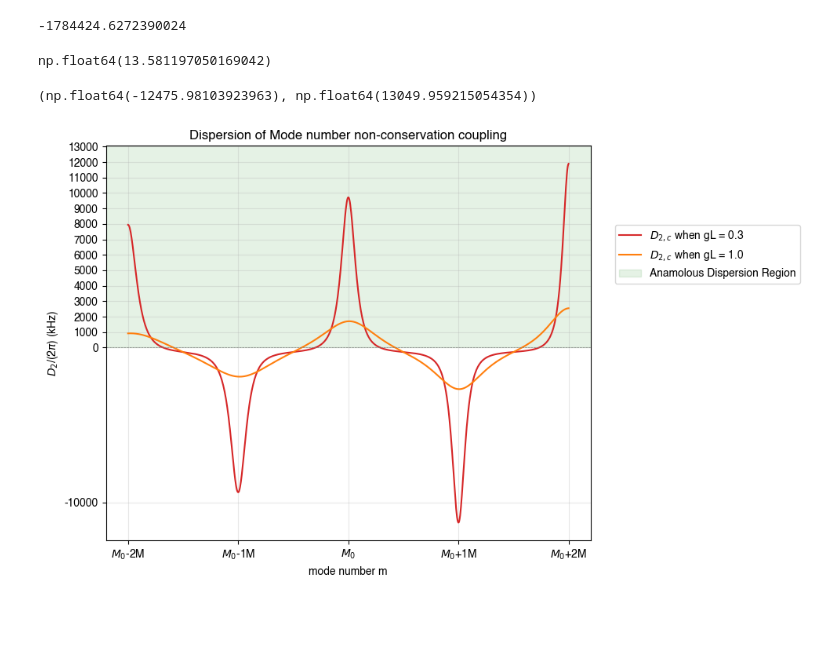
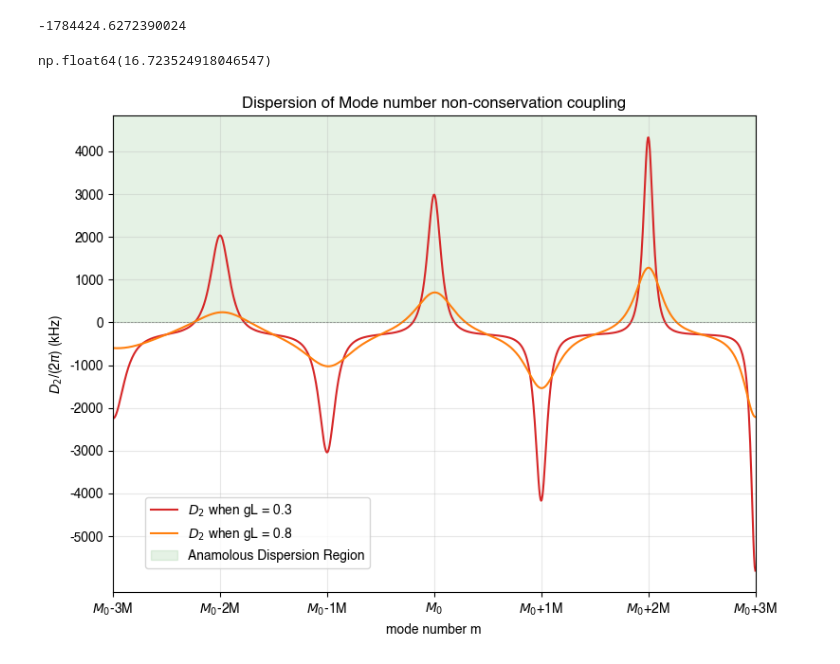
Before and after one commit to Harryxwh/SiNDispersionEngineering, a Jupyter notebook: 2D parallel rings.ipynb, the cells around one changed output. Saved outputs shown, nothing was run; the diff lists cells and outputs as text; code cells hidden in the pictures; blank space fills up the shorter version.

Commit message:
used json for **kwargs for plot funcs

```diff
--- a/2D parallel rings.ipynb
+++ b/2D parallel rings.ipynb
@@ -144,5 +140,5 @@ np.float64(19.900497512437813)
 # %%
-Max_M_idx   = 2
+Max_M_idx   = 3
 num_of_pts  = 1000
 # %% [markdown]
 Find Kappa at different wavls
@@ -264,46 +268,51 @@ D_2o
 # %% [output]
 -1784424.6272390024
 # %%
-L1              = 0.3/g0
-D_small_couple  = Dispersion(m_arr_intp,D_ave,g_arr_intp,L1,epsilon)
-# Y_small_couple  = Dispersion(m_arr_intp,D_ave,1,L1,epsilon)
-L2              = 1/g0
-D_large_couple  = Dispersion(m_arr_intp,D_ave,g_arr_intp,L2,epsilon)
-# Y_large_couple  = Dispersion(m_arr_intp,D_ave,1,L2,epsilon)
-D_iso           = D_2o * np.ones(np.shape(m_arr_intp))
+L_small_coupling    = 0.3/g0
+D_small_couple      = Dispersion(m_arr_intp,D_ave,g_arr_intp,L_small_coupling,epsilon)
+# Y_small_couple    = Dispersion(m_arr_intp,D_ave,1,L1,epsilon)
+L_large_coupling    = 0.8/g0
+D_large_couple      = Dispersion(m_arr_intp,D_ave,g_arr_intp,L_large_coupling,epsilon)
+# Y_large_couple    = Dispersion(m_arr_intp,D_ave,1,L2,epsilon)
+D_iso               = D_2o * np.ones(np.shape(m_arr_intp))
 
 AD_range = AD_range_func(m_arr_intp,D_large_couple+D_iso,
          M = M, FSR = D_ave/(2*np.pi))
 AD_range
 # %% [output]
-np.float64(13.581197050169042)
+np.float64(16.723524918046547)
 # %%
-# data_arr        = np.c_[Y_small_couple,Y_large_couple,Y_iso]
 data_arr        = np.c_[D_small_couple+D_iso,D_large_couple+D_iso]
-data_label_arr = [r"$D_{2,c}$ when gL = "+"{:.1f}".format(L1*g0),
-                  r"$D_{2,c}$ when gL = "+"{:.1f}".format(L2*g0),
+data_arr        = (np.c_[m_arr_intp,data_arr/1e3/(2*np.pi)],)
+data_label_arr  = [r"$D_2$ when gL = "+"{:.1f}".format(L_small_coupling*g0),
+                  r"$D_2$ when gL = "+"{:.1f}".format(L_large_coupling*g0),
                   r"$D_{2,o}$ (dispersion of uncoupled resonator)"]
 
-data_arr     = (np.c_[m_arr_intp,data_arr/1e3/(2*np.pi)],)
+color_list   = ['tab:red']+['tab:orange']+['tab:blue']+['tab:green']*2+['black']*10
 linestyle_list = ["-"]*10
+
 xticks       = np.arange(-Max_M_idx,Max_M_idx+1)
-xtickslabels = [("$M_0$+" if xtick>0 else "$M_0$") + str(xtick) + "M"  for xtick in xticks]
+xtickslabels = [("$M_0$+" if xtick>0 else "$M_0$") + str(xtick) + "M"
+                for xtick in xticks]
 xtickslabels[int(len(xtickslabels)/2)] = "$M_0$"
 xticks       = np.arange(-Max_M_idx,Max_M_idx+1)*M
 yticks       = ticks_arr(data_arr)
-Plot_curve(data_arr,
-            Y_legends=data_label_arr,
-            X_label='mode number m',Y_label=r"$D_2$/(2$\pi$) (kHz)",
-            title = "Dispersion of Mode number non-conservation coupling",
-            marker_list=[""]*15,
-            linestyle_list=linestyle_list,
-            colors_list = ['tab:red']+['tab:orange']+['tab:blue']+['tab:green']*2+['black']*10,
-            xticks=xticks, xtickslabel=xtickslabels,
-            yticks = yticks,
-            ylim = (), fill_color = True,
-            bbox_legend=(1.05,0.8))
-plt.ylim()
+param_dict   = {"Y_legends"     : data_label_arr,
+                "X_label"       :'mode number m',
+                "Y_label"       : r"$D_2$/(2$\pi$) (kHz)",
+                "title"         : "Dispersion of Mode number non-conservation coupling",
+                "figsize"       : (8,6),
+                "marker_list"   : [""]*15,
+                "linestyle_list": linestyle_list,
+                "colors_list"   : color_list,
+                "xticks"        : xticks,
+                "xtickslabel"   : xtickslabels,
+                "yticks"        : yticks,
+                "xlim"          : (-Max_M_idx*M,(Max_M_idx)*M),
+                "ylim"          : (),
+                "fill_color"    : True,
+                "bbox_legend"   :(0.4,0.2)}
+Plot_curve(data_arr,**param_dict)
 # %% [output]
-(np.float64(-12475.98103923963), np.float64(13049.959215054354))
-[figure, old version]
+[figure, new version]
 # %%
```
Also changed, not shown: parts of 28 cells of this notebook, 25 other files.
